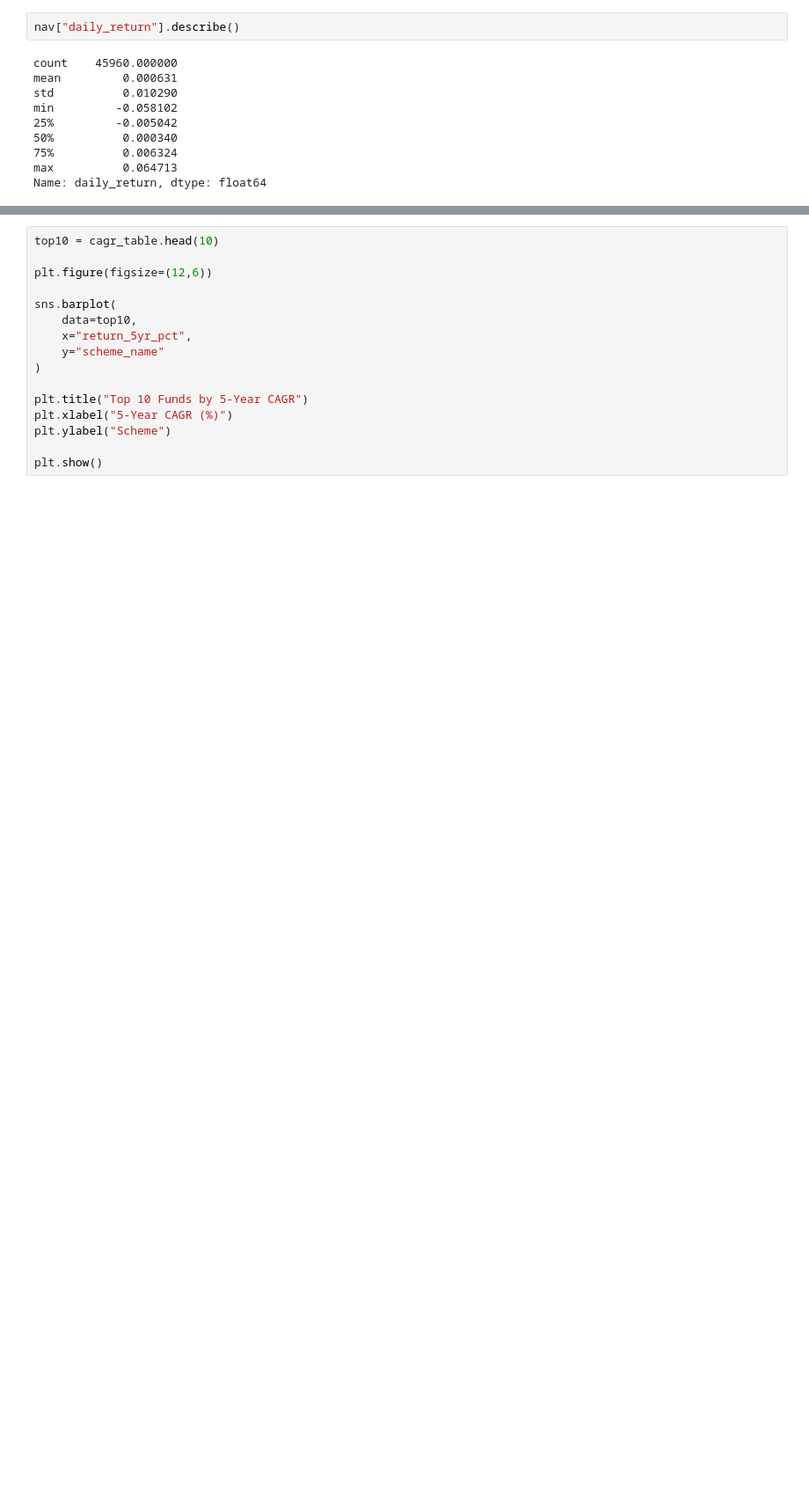
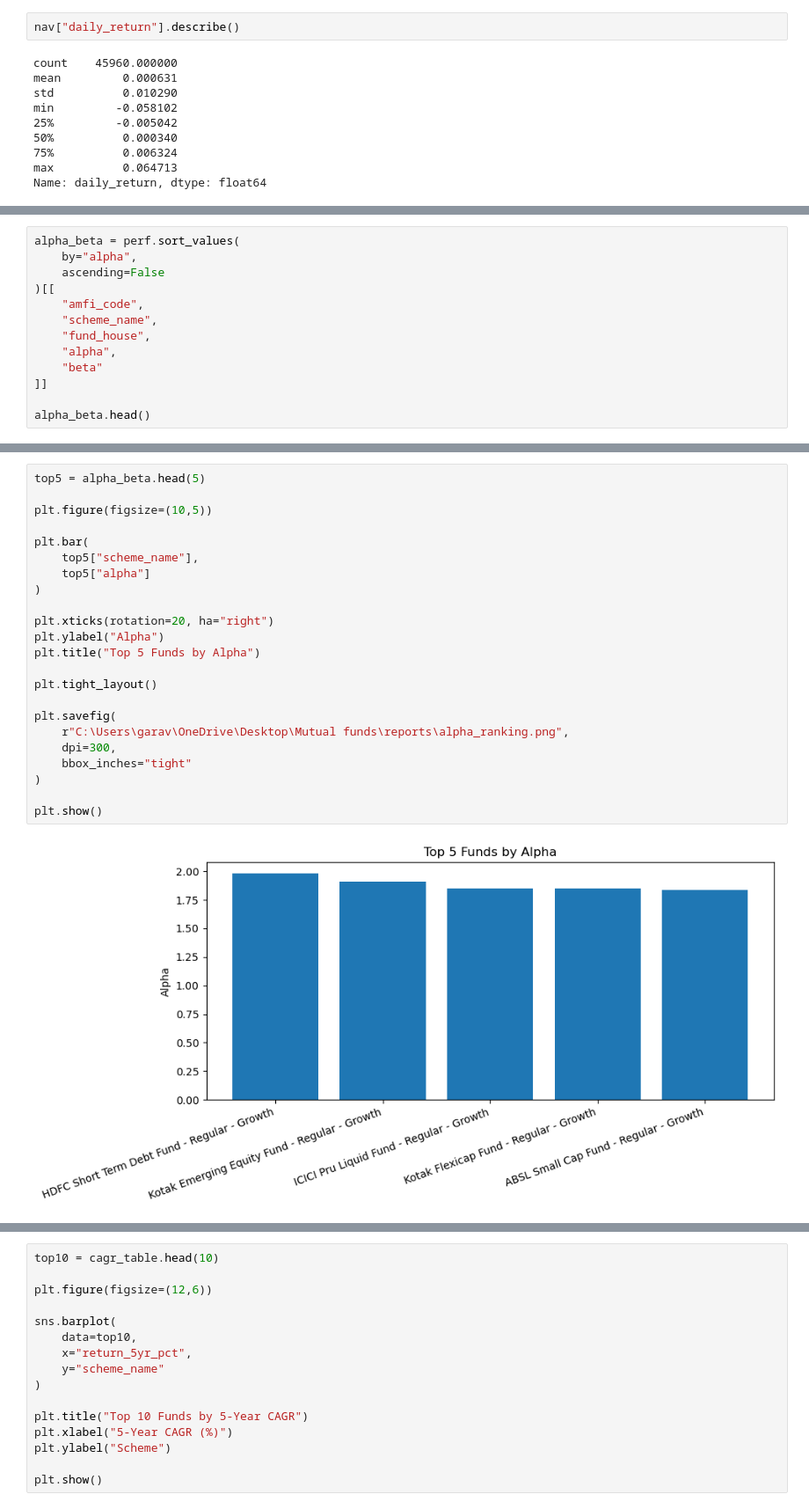
Before and after one commit to varshitha-0510/Mutual-Fund-Anlytics, a Jupyter notebook: notebooks/Performance_Analytics.ipynb, the cells around one changed output, grey strips where cells are left out. Shown at 88% size. Cells and saved outputs as stored; diff of their text form; blank space fills up the shorter version.

```diff
--- a/notebooks/Performance_Analytics.ipynb
+++ b/notebooks/Performance_Analytics.ipynb
@@ -152,0 +151,13 @@ CAGR table saved
+# %%
+alpha_beta = perf.sort_values(
+    by="alpha",
+    ascending=False
+)[[
+    "amfi_code",
+    "scheme_name",
+    "fund_house",
+    "alpha",
+    "beta"
+]]
+
+alpha_beta.head()
@@ -152,0 +171,25 @@ CAGR table saved
+# %%
+top5 = alpha_beta.head(5)
+
+plt.figure(figsize=(10,5))
+
+plt.bar(
+    top5["scheme_name"],
+    top5["alpha"]
+)
+
+plt.xticks(rotation=20, ha="right")
+plt.ylabel("Alpha")
+plt.title("Top 5 Funds by Alpha")
+
+plt.tight_layout()
+
+plt.savefig(
+    r"C:\Users\garav\OneDrive\Desktop\Mutual funds\reports\alpha_ranking.png",
+    dpi=300,
+    bbox_inches="tight"
+)
+
+plt.show()
+# %% [output]
+[figure, added]
```
Also changed, not shown: parts of 81 cells of this notebook, 21 other files.
